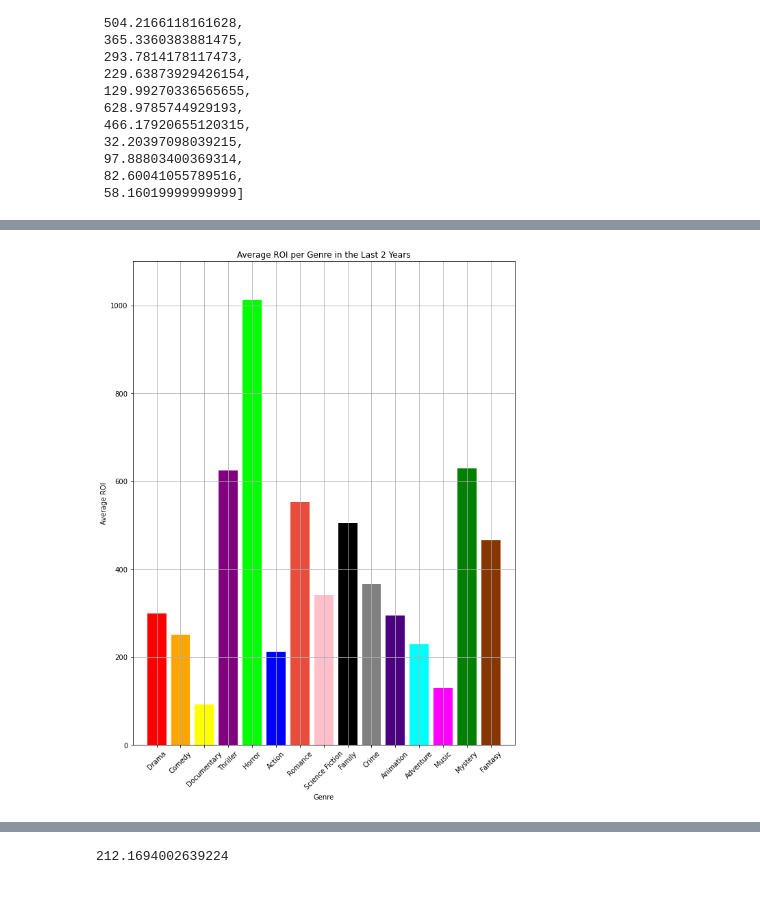
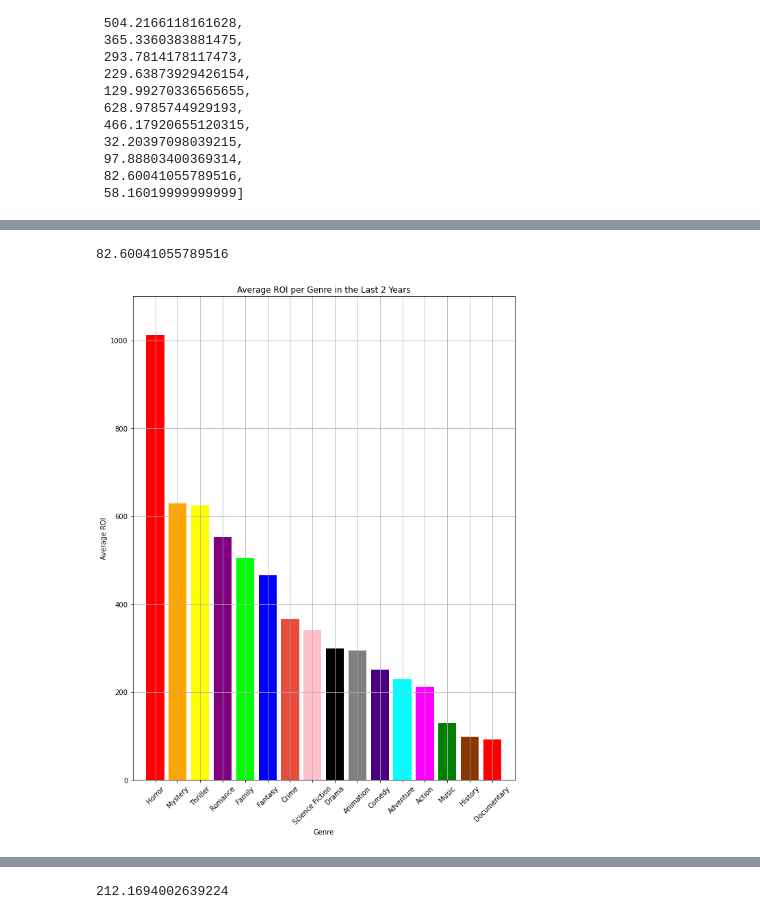
Before and after one commit to JalilSarwari/Trystan_Jalil_phase1_project, a Jupyter notebook: Jalil_work/second_attempt.ipynb, the cells around one changed output, grey strips where cells are left out. Drawn from its saved outputs; the diff is of its cells as text; code cells hidden in the pictures.

Commit message:
updated graphs to order by ROI and greyscael

```diff
--- a/Jalil_work/second_attempt.ipynb
+++ b/Jalil_work/second_attempt.ipynb
@@ -328,7 +322,7 @@ ax.set_ylabel('Number of Movies')
 imagebox = OffsetImage(arr_lena, zoom=0.4)
 
 for p in range(len((genre_names_sorted))-4):
-    ax.plot(x[genre_names_sorted[p]][-11:-2],label = genre_names_sorted[p],color=colors[p])
+    ax.plot(x[genre_names_sorted[p]][-11:-2],label = genre_names_sorted[p],color=colors[p],linewidth=3)
 
 plt.grid()
 plt.draw()
@@ -501,3 +495,6 @@ avg_genre_roi_sorted_values
 # %%
 colors = ['red','orange','yellow','purple','lime','blue','#E74C3C','pink','black','grey','indigo',
           'cyan','magenta','green','#873600']
+# %%
+avg_genre_roi
+avg_genre_roi = dict(sorted(avg_genre_roi.items(), key=lambda item: item[1],reverse=True))
@@ -504,25 +523,31 @@ colors = ['red','orange','yellow','purple','lime','blue','#E74C3C','pink','black
+# %%
+avg_genre_roi.pop('TV Movie')
+avg_genre_roi.pop('Western')
+avg_genre_roi.pop('War')
+# %% [output]
+82.60041055789516
 # %%
 from matplotlib.offsetbox import TextArea, DrawingArea, OffsetImage, AnnotationBbox
 
 import matplotlib.pyplot as plt
 import matplotlib.image as mpimg
 
 fig, ax = plt.subplots(figsize= (10,13))
 
-ax.set_xlim(-1, 15)
+ax.set_xlim(-1, 16)
 ax.set_ylim(0, 1100)
 ax.set_title('Average ROI per Genre in the Last 2 Years')
 ax.set_xlabel('Genre')
 ax.set_ylabel('Average ROI')
 
 imagebox = OffsetImage(arr_lena, zoom=0.4)
 
-plt.bar(avg_genre_roi_sorted_names[:-4],avg_genre_roi_sorted_values[:-4],color=colors)
+plt.bar(list(avg_genre_roi.keys()),list(avg_genre_roi.values()),color=colors)
 
 plt.xticks(rotation=45)
 plt.grid()
 plt.draw()
 plt.savefig('avg_roi_per_genre.png',bbox_inches='tight')
 plt.show()
 # %% [output]
-[figure, old version]
+[figure, new version]
```
Also changed, not shown: parts of 7 cells of this notebook, 4 other files.
